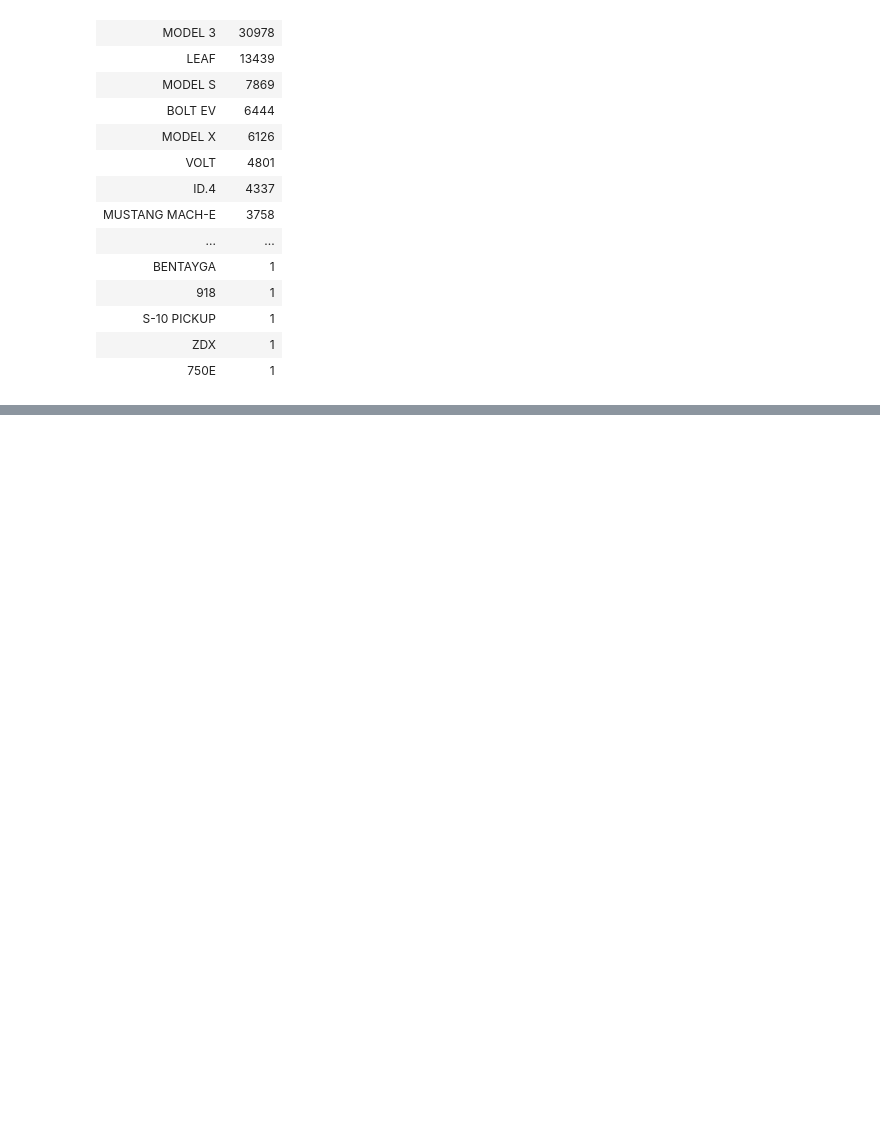
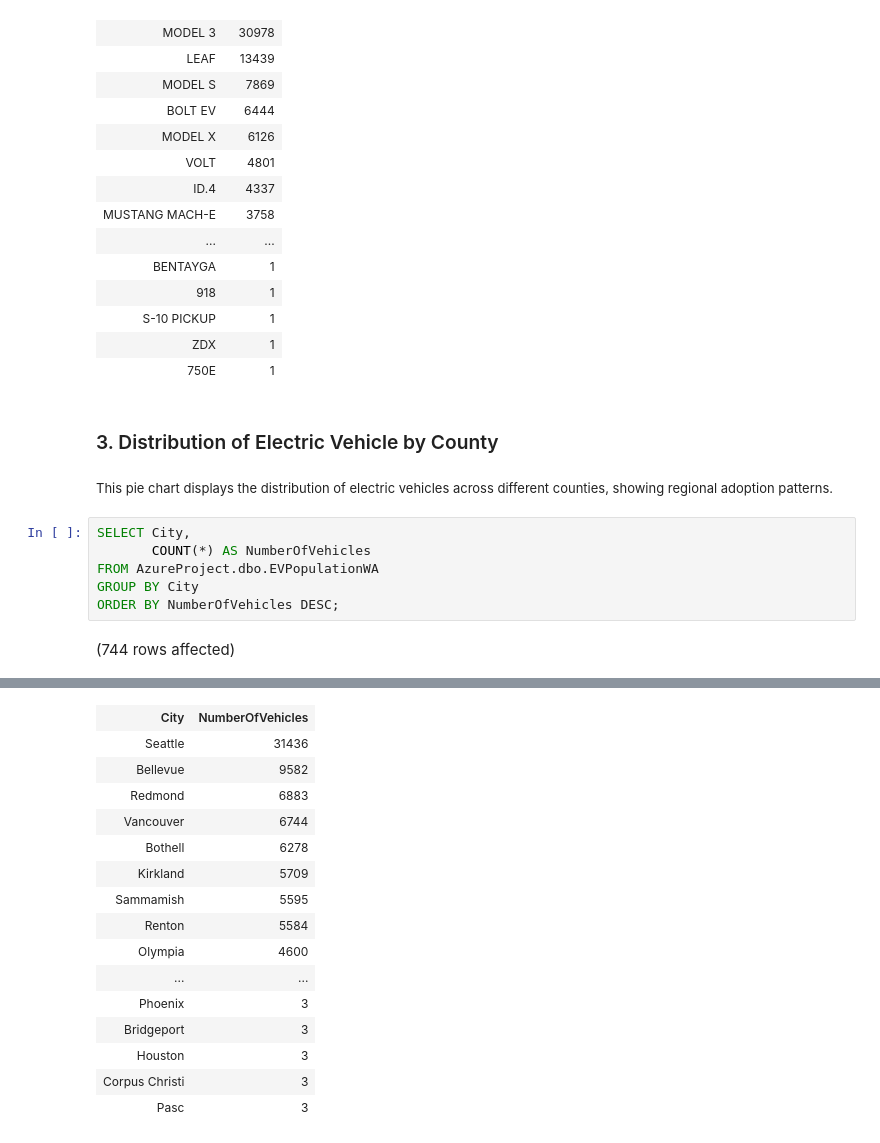
Before and after one commit to Samantacastro/AzureProject, a Jupyter notebook: AzureNotebook.ipynb, the cells around one changed output, grey strips where cells are left out. Cells and saved outputs as stored; diff of their text form; blank space fills up the shorter version.

```diff
--- a/AzureNotebook.ipynb
+++ b/AzureNotebook.ipynb
@@ -63,3 +63,15 @@ Total execution time: 00:00:00.269
 | S-10 PICKUP | 1 |
 | ZDX | 1 |
 | 750E | 1 |
+# %% [markdown]
+### 3\. Distribution of Electric Vehicle by County
+# %% [markdown]
+<span style="color: rgb(34, 34, 34); font-family: Arial, Helvetica, sans-serif; font-size: small; background-color: rgb(255, 255, 255);">This pie chart displays the distribution of electric vehicles across different counties, showing regional adoption patterns.</span>
+# %%
+SELECT City,
+       COUNT(*) AS NumberOfVehicles
+FROM AzureProject.dbo.EVPopulationWA
+GROUP BY City
+ORDER BY NumberOfVehicles DESC;
+# %% [output]
+(744 rows affected)
@@ -65,0 +79,16 @@ Total execution time: 00:00:00.269
+| City | NumberOfVehicles |
+| Seattle | 31436 |
+| Bellevue | 9582 |
+| Redmond | 6883 |
+| Vancouver | 6744 |
+| Bothell | 6278 |
+| Kirkland | 5709 |
+| Sammamish | 5595 |
+| Renton | 5584 |
+| Olympia | 4600 |
+| ... | ... |
+| Phoenix | 3 |
+| Bridgeport | 3 |
+| Houston | 3 |
+| Corpus Christi | 3 |
+| Pasc | 3 |
```
Also changed, not shown: parts of 6 cells of this notebook.
